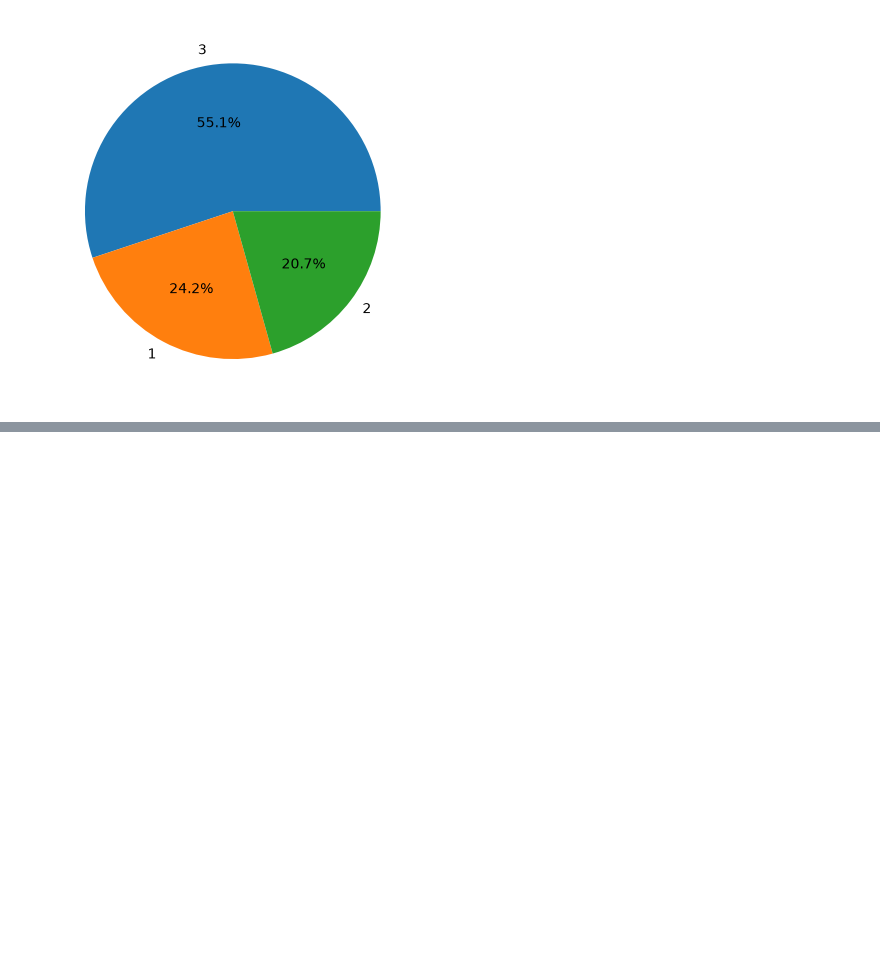
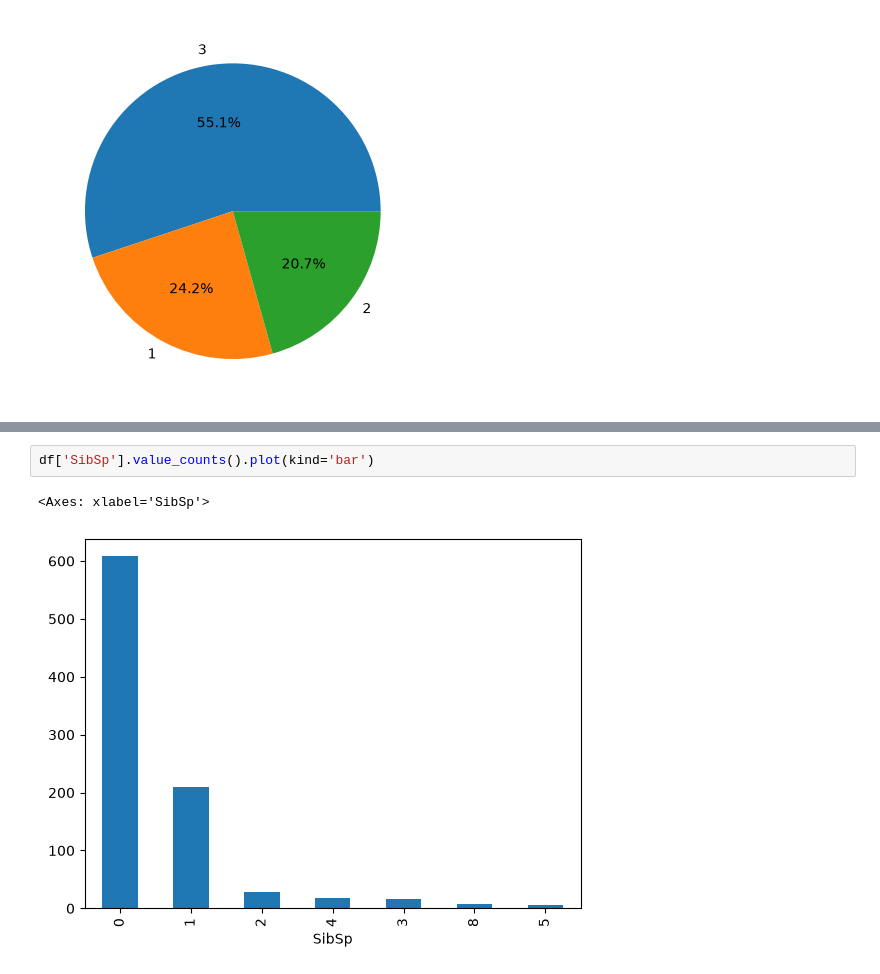
Before and after one commit to encara-pranjal/python, a Jupyter notebook: EDA/titanic.ipynb, the cells around one changed output, grey strips where cells are left out. Saved outputs shown, nothing was run; the diff lists cells and outputs as text; blank space fills up the shorter version.

```diff
--- a/EDA/titanic.ipynb
+++ b/EDA/titanic.ipynb
@@ -155,0 +194,5 @@ df['Pclass'].value_counts().plot(kind='pie',autopct='%0.1f%%')
+# %%
+df['SibSp'].value_counts().plot(kind='bar')
+# %% [output]
+<Axes: xlabel='SibSp'>
+[figure, added]
```
Also changed, not shown: parts of 7 cells of this notebook.
